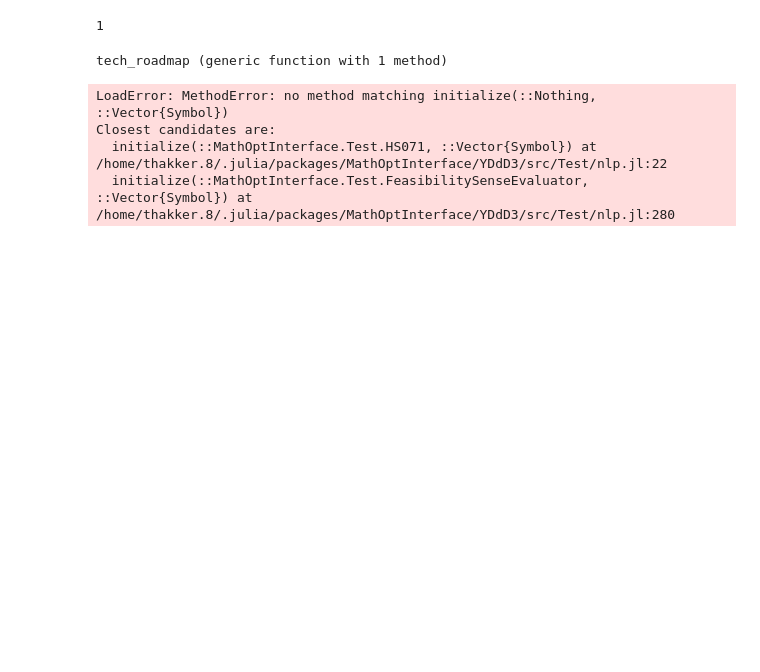
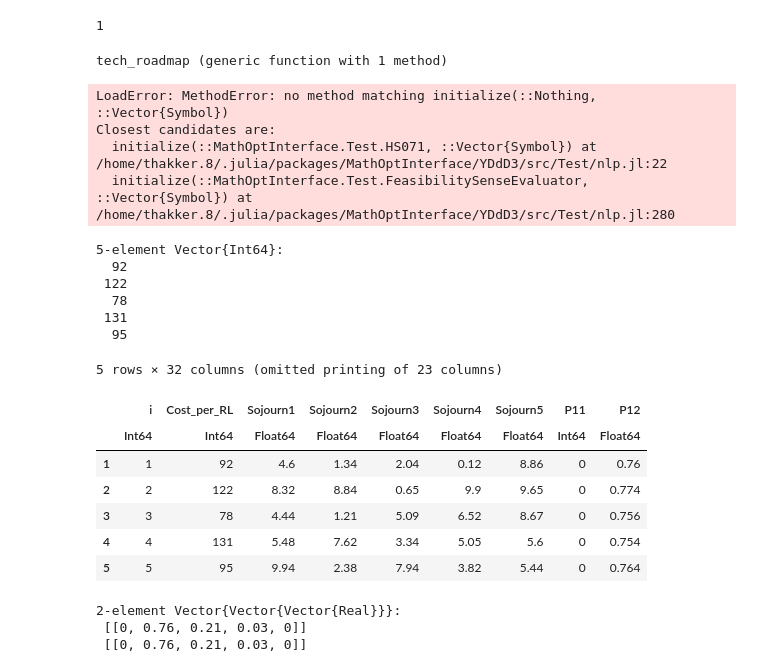
Before and after one commit to vyom-thakker/RoadmapsIAM, a Jupyter notebook: Toy-problem.ipynb, the cells around one changed output. Drawn from its saved outputs; the diff is of its cells as text; code cells hidden in the pictures; blank space fills up the shorter version.

```diff
--- a/Toy-problem.ipynb
+++ b/Toy-problem.ipynb
@@ -61,3 +61,30 @@ LoadError: MethodError: no method matching initialize(::Nothing, ::Vector{Symbol
 Closest candidates are:
   initialize(::MathOptInterface.Test.HS071, ::Vector{Symbol}) at /home/thakker.8/.julia/packages/MathOptInterface/YDdD3/src/Test/nlp.jl:22
   initialize(::MathOptInterface.Test.FeasibilitySenseEvaluator, ::Vector{Symbol}) at /home/thakker.8/.julia/packages/MathOptInterface/YDdD3/src/Test/nlp.jl:280
+# %%
+ci=innovations[!,2]
+# %% [output]
+5-element Vector{Int64}:
+  92
+ 122
+  78
+ 131
+  95
+# %%
+innovations
+# %% [output]
+5 rows × 32 columns (omitted printing of 23 columns)
+|  | i | Cost_per_RL | Sojourn1 | Sojourn2 | Sojourn3 | Sojourn4 | Sojourn5 | P11 | P12 |
+|  | Int64 | Int64 | Float64 | Float64 | Float64 | Float64 | Float64 | Int64 | Float64 |
+| 1 | 1 | 92 | 4.6 | 1.34 | 2.04 | 0.12 | 8.86 | 0 | 0.76 |
+| 2 | 2 | 122 | 8.32 | 8.84 | 0.65 | 9.9 | 9.65 | 0 | 0.774 |
+| 3 | 3 | 78 | 4.44 | 1.21 | 5.09 | 6.52 | 8.67 | 0 | 0.756 |
+| 4 | 4 | 131 | 5.48 | 7.62 | 3.34 | 5.05 | 5.6 | 0 | 0.754 |
+| 5 | 5 | 95 | 9.94 | 2.38 | 7.94 | 3.82 | 5.44 | 0 | 0.764 |
+# %%
+i=1
+eDtmc=[[collect(innovations[i,8:12])],[collect(innovations[i,8:12])]]
+# %% [output]
+2-element Vector{Vector{Vector{Real}}}:
+ [[0, 0.76, 0.21, 0.03, 0]]
+ [[0, 0.76, 0.21, 0.03, 0]]
```
Also changed, not shown: parts of 6 cells of this notebook, 1 other file.
